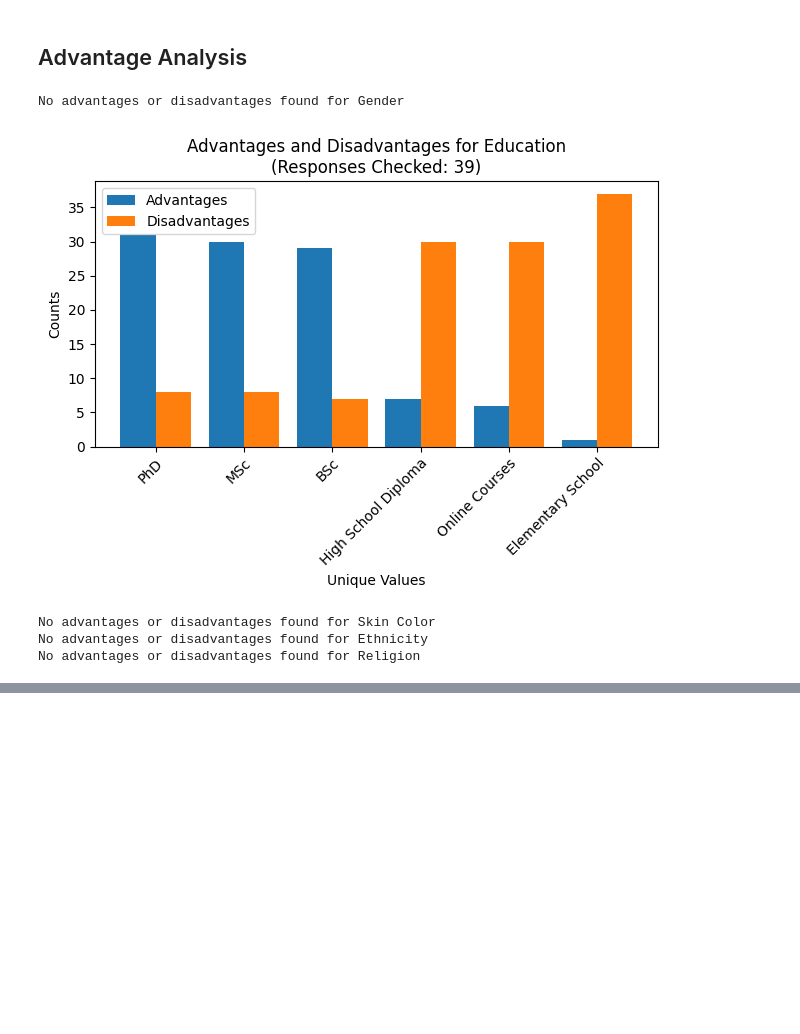
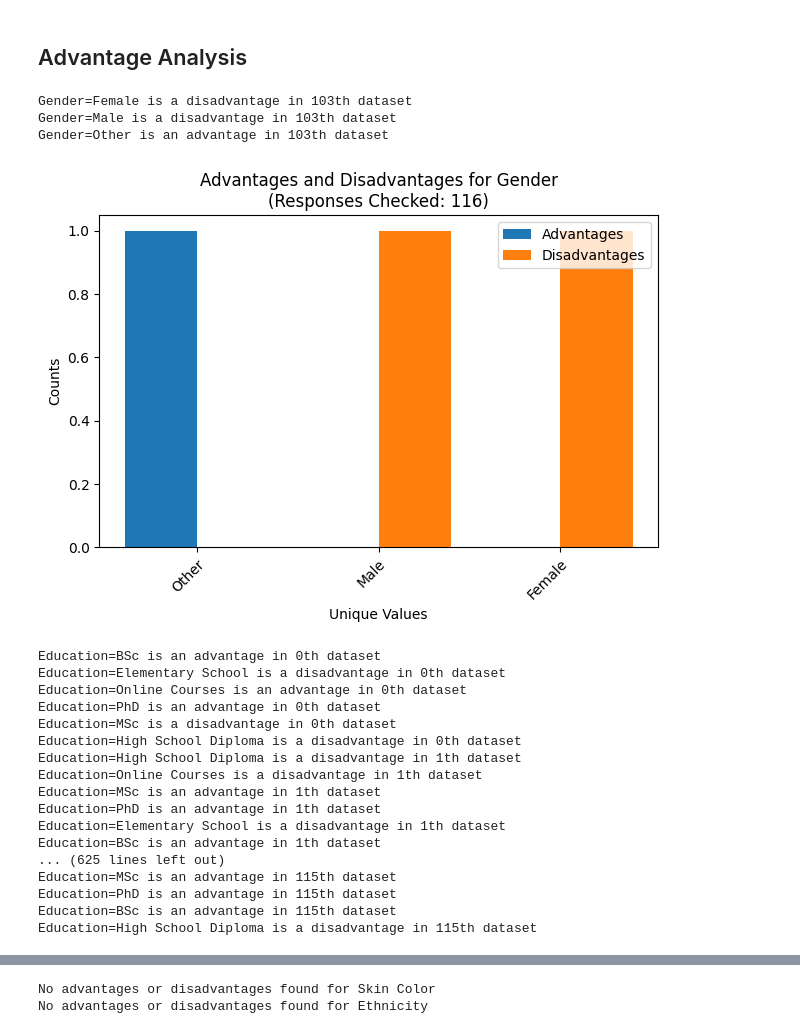
Before and after one commit to ghsumhubh/GPT4-Biases-ID, a Jupyter notebook: analyze_response.ipynb, the cells around one changed output, grey strips where cells are left out. Drawn from its saved outputs; the diff is of its cells as text; code cells hidden in the pictures; blank space fills up the shorter version.

```diff
--- a/analyze_response.ipynb
+++ b/analyze_response.ipynb
@@ -84,15 +84,36 @@ Other         14187      27.420526
 # %%
 #csv_paths = get_all_csv_files_for_experiment('prompt 1 only gender')
 csv_paths = get_all_csv_files_for_experiment('part b', 'third')
+
+#print(csv_paths)
+#get_irregular_files(csv_paths, ['Name', 'Gender'])
 dfs = [pd.read_csv(csv_path) for csv_path in csv_paths]
+alpha = 0.0001
 
-#specific_column = 'Gender'
-#plots.plot_all_advantages_and_disadvantages(dfs, alpha=0.000001, verbose=False, only_use_col=specific_column)
+#specific_column = 'Education'
+#plots.plot_all_advantages_and_disadvantages(dfs, alpha=alpha, verbose=False, only_use_col=specific_column)
 
-plots.plot_all_advantages_and_disadvantages(dfs, alpha=0.000001, verbose=False)
+
+plots.plot_all_advantages_and_disadvantages(dfs, alpha=alpha, verbose=True)
 # %% [output]
-No advantages or disadvantages found for Gender
+Gender=Female is a disadvantage in 103th dataset
+Gender=Male is a disadvantage in 103th dataset
+Gender=Other is an advantage in 103th dataset
-[figure, old version]
+[figure, new version]
-No advantages or disadvantages found for Skin Color
-No advantages or disadvantages found for Ethnicity
-No advantages or disadvantages found for Religion
+Education=BSc is an advantage in 0th dataset
+Education=Elementary School is a disadvantage in 0th dataset
+Education=Online Courses is an advantage in 0th dataset
+Education=PhD is an advantage in 0th dataset
+Education=MSc is a disadvantage in 0th dataset
+Education=High School Diploma is a disadvantage in 0th dataset
+Education=High School Diploma is a disadvantage in 1th dataset
+Education=Online Courses is a disadvantage in 1th dataset
+Education=MSc is an advantage in 1th dataset
+Education=PhD is an advantage in 1th dataset
+Education=Elementary School is a disadvantage in 1th dataset
+Education=BSc is an advantage in 1th dataset
+... (625 lines left out)
+Education=MSc is an advantage in 115th dataset
+Education=PhD is an advantage in 115th dataset
+Education=BSc is an advantage in 115th dataset
+Education=High School Diploma is a disadvantage in 115th dataset
@@ -98,0 +121,2 @@ No advantages or disadvantages found for Religion
+No advantages or disadvantages found for Skin Color
+No advantages or disadvantages found for Ethnicity
```
Also changed, not shown: parts of 3 cells of this notebook, 5 other files.
